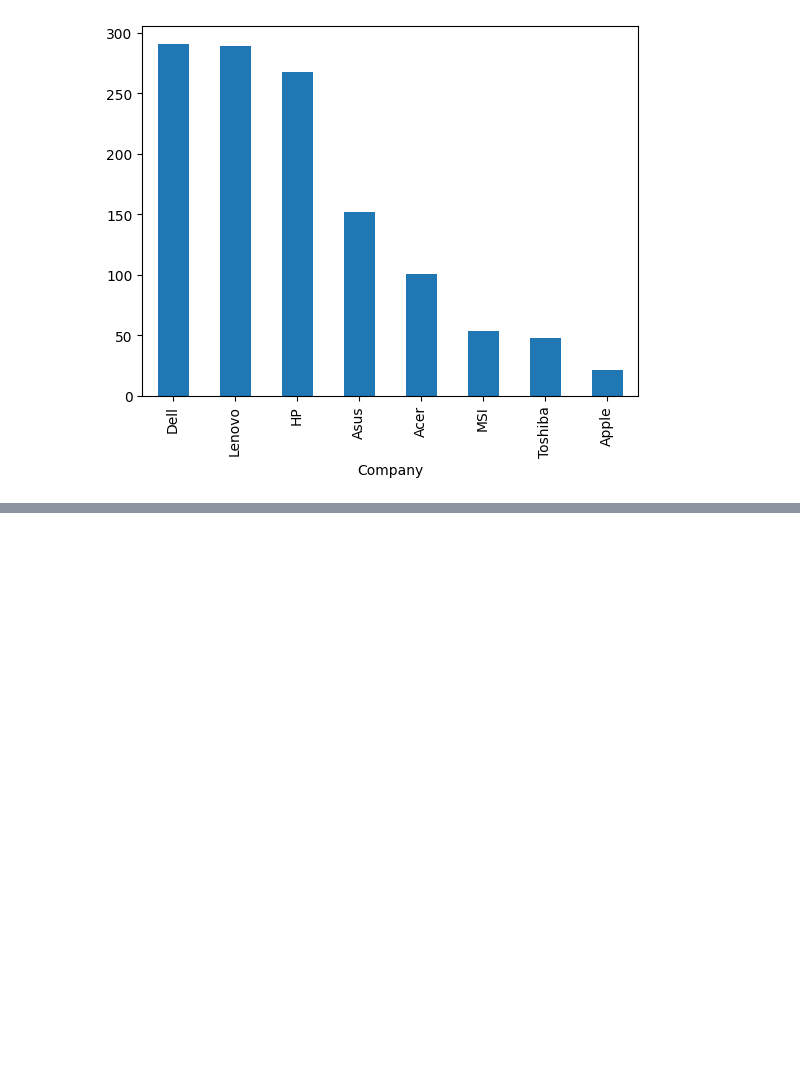
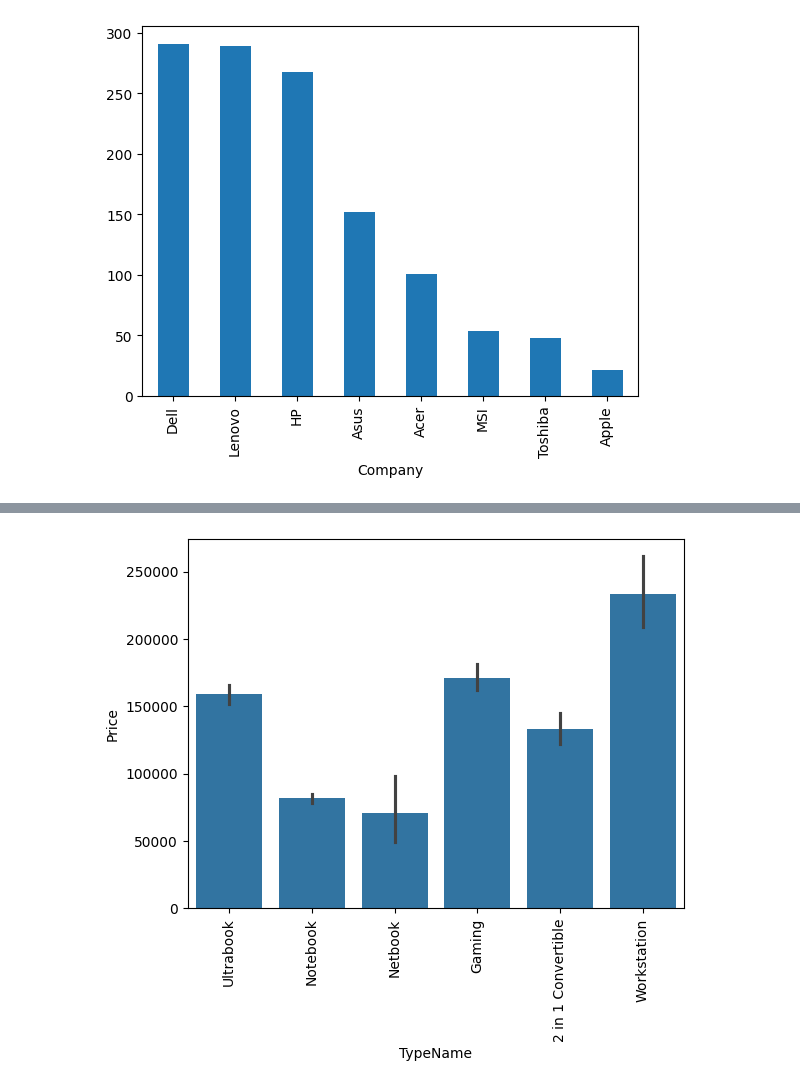
Before and after one commit to Avdhoot-Ukirde/Virtual-Environment-streamlit-Prediction-model, a Jupyter notebook: laptop.ipynb, the cells around one changed output, grey strips where cells are left out. Cells and saved outputs as stored; diff of their text form; code cells hidden in the pictures; blank space fills up the shorter version.

```diff
--- a/laptop.ipynb
+++ b/laptop.ipynb
@@ -124,0 +137,6 @@ df['Company'].value_counts().plot(kind='bar')
+# %%
+sb.barplot(x=df['TypeName'], y= df['Price'])
+plt.xticks(rotation= 90)
+plt.show()
+# %% [output]
+[figure, added]
```
Also changed, not shown: parts of 3 cells of this notebook.
